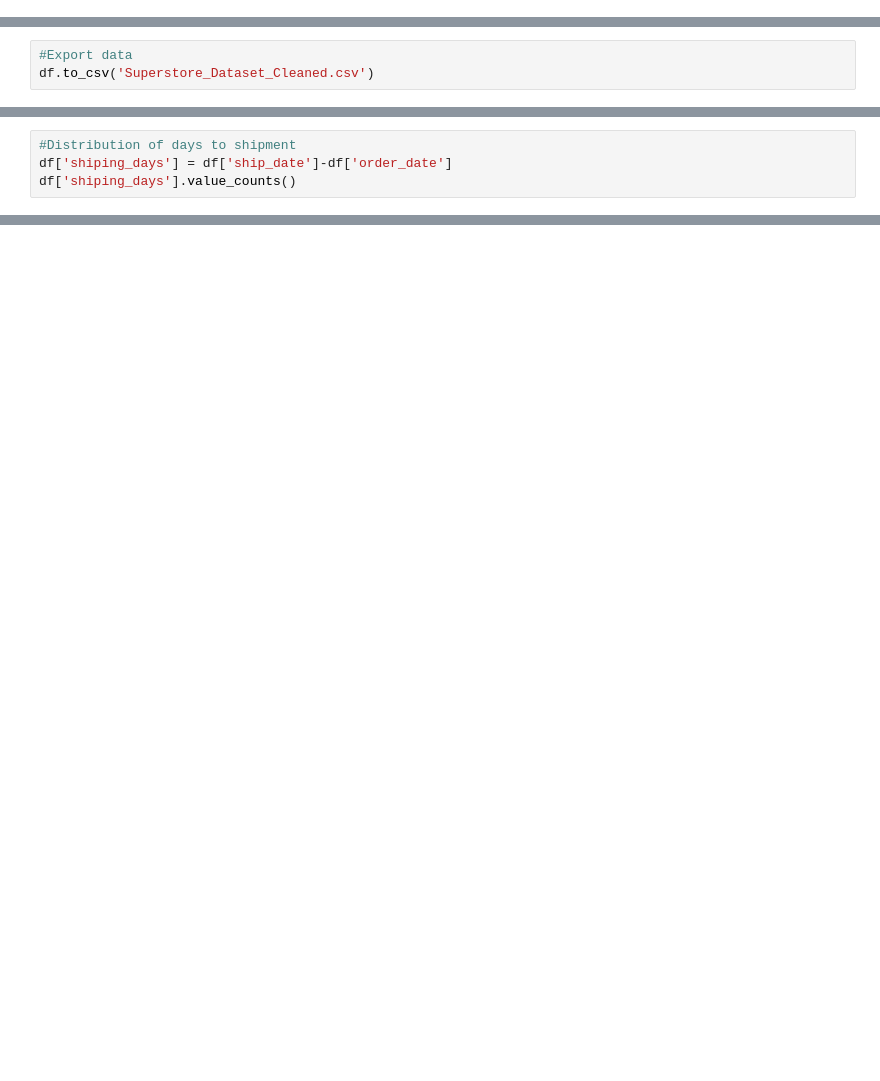
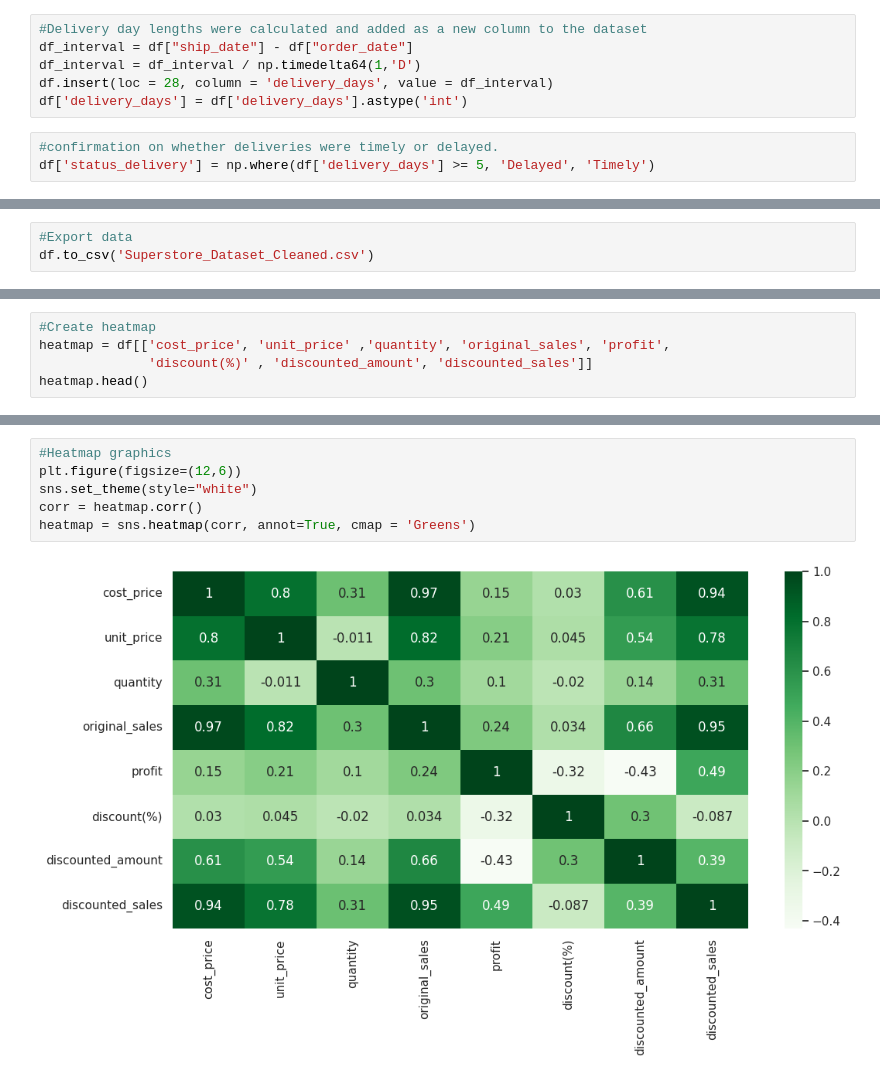
Before and after one commit to FatoniRahmat/Data-Analyst-in-Python, a Jupyter notebook: Superstore_Sales.ipynb, the cells around one changed output, grey strips where cells are left out. Saved outputs shown, nothing was run; the diff lists cells and outputs as text; blank space fills up the shorter version.

```diff
--- a/Superstore_Sales.ipynb
+++ b/Superstore_Sales.ipynb
@@ -176,3 +280,12 @@ df.head()
+# %%
+#Delivery day lengths were calculated and added as a new column to the dataset
+df_interval = df["ship_date"] - df["order_date"]
+df_interval = df_interval / np.timedelta64(1,'D')
+df.insert(loc = 28, column = 'delivery_days', value = df_interval)
+df['delivery_days'] = df['delivery_days'].astype('int')
+# %%
+#confirmation on whether deliveries were timely or delayed.
+df['status_delivery'] = np.where(df['delivery_days'] >= 5, 'Delayed', 'Timely')
 # %% [markdown]
 #Export the File
 Export cleaned data.
@@ -309,4 +304,0 @@ by_segment_sort_p
-# %%
-#Distribution of days to shipment
-df['shiping_days'] = df['ship_date']-df['order_date']
-df['shiping_days'].value_counts()
@@ -358,0 +313,5 @@ by_shiping_cost_sort.head()
+# %%
+#Create heatmap
+heatmap = df[['cost_price', 'unit_price' ,'quantity', 'original_sales', 'profit',
+              'discount(%)' , 'discounted_amount', 'discounted_sales']]
+heatmap.head()
@@ -358,0 +325,8 @@ by_shiping_cost_sort.head()
+# %%
+#Heatmap graphics
+plt.figure(figsize=(12,6))
+sns.set_theme(style="white")
+corr = heatmap.corr()
+heatmap = sns.heatmap(corr, annot=True, cmap = 'Greens')
+# %% [output]
+[figure, added]
```
Also changed, not shown: parts of 142 cells of this notebook.
